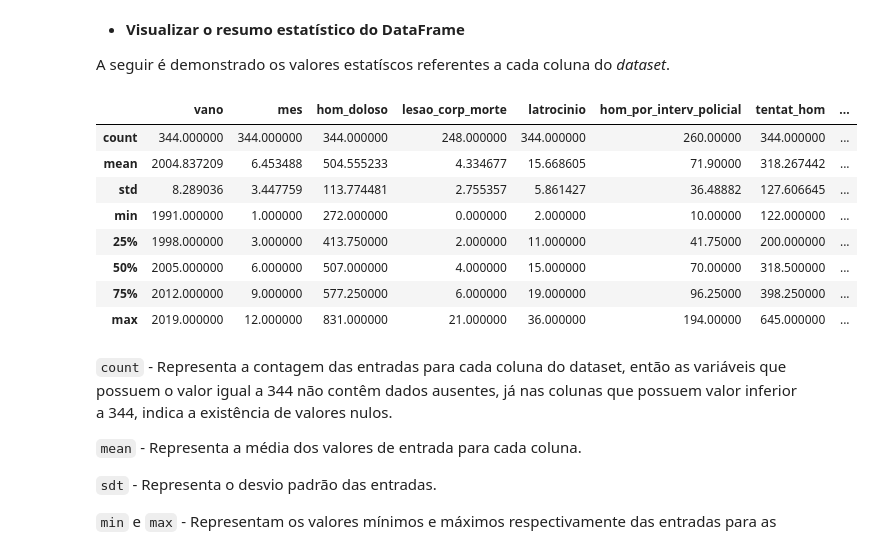
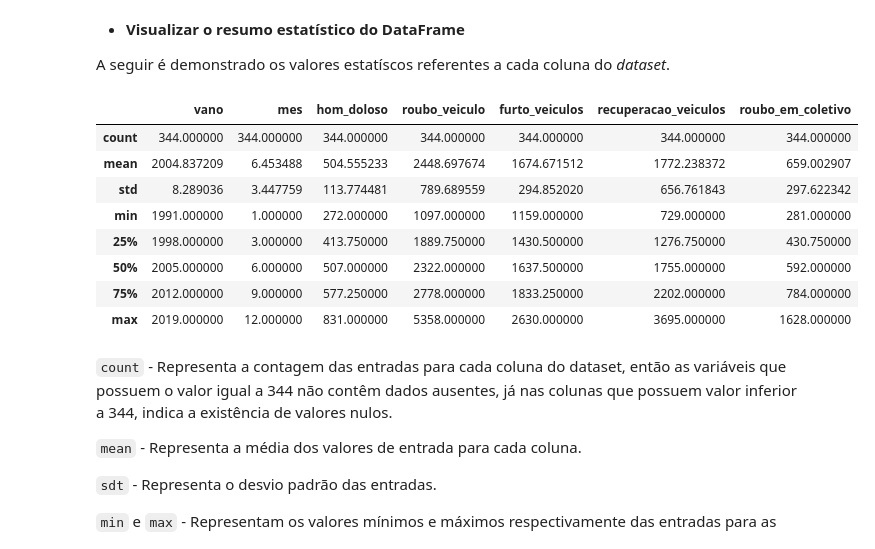
Before and after one commit to robson-ribeiro-da-silva/projects_data_science, a Jupyter notebook: Analisando_a_Violência_no_Rio_de_Janeiro.ipynb, the cells around one changed output. Saved outputs shown, nothing was run; the diff lists cells and outputs as text; code cells hidden in the pictures.

```diff
--- a/Analisando_a_Violência_no_Rio_de_Janeiro.ipynb
+++ b/Analisando_a_Violência_no_Rio_de_Janeiro.ipynb
@@ -201,0 +210,4 @@ dtype: float64
+# %%
+# criar copia resumida do dataframe
+df_copy = pd.DataFrame()
+df_copy[["vano", "mes", "hom_doloso", "roubo_veiculo", "furto_veiculos", "recuperacao_veiculos", "roubo_em_coletivo"]] = df[["vano", "mes", "hom_doloso", "roubo_veiculo", "furto_veiculos", "recuperacao_veiculos", "roubo_em_coletivo"]]
@@ -209,17 +231,17 @@ Nesta etapa é possível extrair e identificar alguns valores estatísticos do c
 A seguir é demonstrado os valores estatíscos referentes a cada coluna do *dataset*.
 # %%
 # exibir resumo estatístico
-df.describe()
+df_copy.describe()
 # %% [output]
-|  | vano | mes | hom_doloso | lesao_corp_morte | latrocinio | hom_por_interv_policial | tentat_hom | ... |
-| count | 344.000000 | 344.000000 | 344.000000 | 248.000000 | 344.000000 | 260.00000 | 344.000000 | ... |
-| mean | 2004.837209 | 6.453488 | 504.555233 | 4.334677 | 15.668605 | 71.90000 | 318.267442 | ... |
-| std | 8.289036 | 3.447759 | 113.774481 | 2.755357 | 5.861427 | 36.48882 | 127.606645 | ... |
-| min | 1991.000000 | 1.000000 | 272.000000 | 0.000000 | 2.000000 | 10.00000 | 122.000000 | ... |
-| 25% | 1998.000000 | 3.000000 | 413.750000 | 2.000000 | 11.000000 | 41.75000 | 200.000000 | ... |
-| 50% | 2005.000000 | 6.000000 | 507.000000 | 4.000000 | 15.000000 | 70.00000 | 318.500000 | ... |
-| 75% | 2012.000000 | 9.000000 | 577.250000 | 6.000000 | 19.000000 | 96.25000 | 398.250000 | ... |
-| max | 2019.000000 | 12.000000 | 831.000000 | 21.000000 | 36.000000 | 194.00000 | 645.000000 | ... |
+|  | vano | mes | hom_doloso | roubo_veiculo | furto_veiculos | recuperacao_veiculos | roubo_em_coletivo |
+| count | 344.000000 | 344.000000 | 344.000000 | 344.000000 | 344.000000 | 344.000000 | 344.000000 |
+| mean | 2004.837209 | 6.453488 | 504.555233 | 2448.697674 | 1674.671512 | 1772.238372 | 659.002907 |
+| std | 8.289036 | 3.447759 | 113.774481 | 789.689559 | 294.852020 | 656.761843 | 297.622342 |
+| min | 1991.000000 | 1.000000 | 272.000000 | 1097.000000 | 1159.000000 | 729.000000 | 281.000000 |
+| 25% | 1998.000000 | 3.000000 | 413.750000 | 1889.750000 | 1430.500000 | 1276.750000 | 430.750000 |
+| 50% | 2005.000000 | 6.000000 | 507.000000 | 2322.000000 | 1637.500000 | 1755.000000 | 592.000000 |
+| 75% | 2012.000000 | 9.000000 | 577.250000 | 2778.000000 | 1833.250000 | 2202.000000 | 784.000000 |
+| max | 2019.000000 | 12.000000 | 831.000000 | 5358.000000 | 2630.000000 | 3695.000000 | 1628.000000 |
 # %% [markdown]
 `count` - Representa a contagem das entradas para cada coluna do dataset, então as variáveis que possuem o valor igual a 344 não contêm dados ausentes, já nas colunas que possuem valor inferior a 344, indica a existência de valores nulos.
 
```
Also changed, not shown: parts of 16 cells of this notebook.
